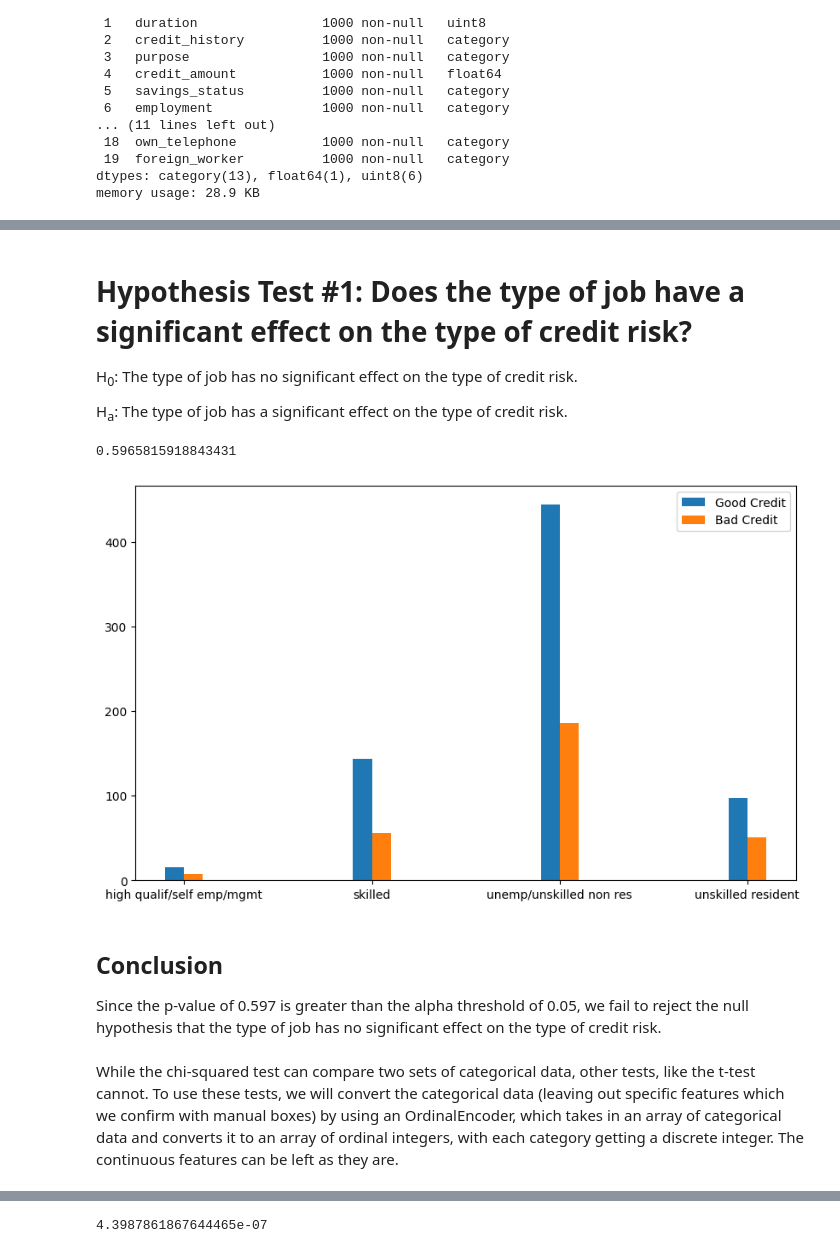
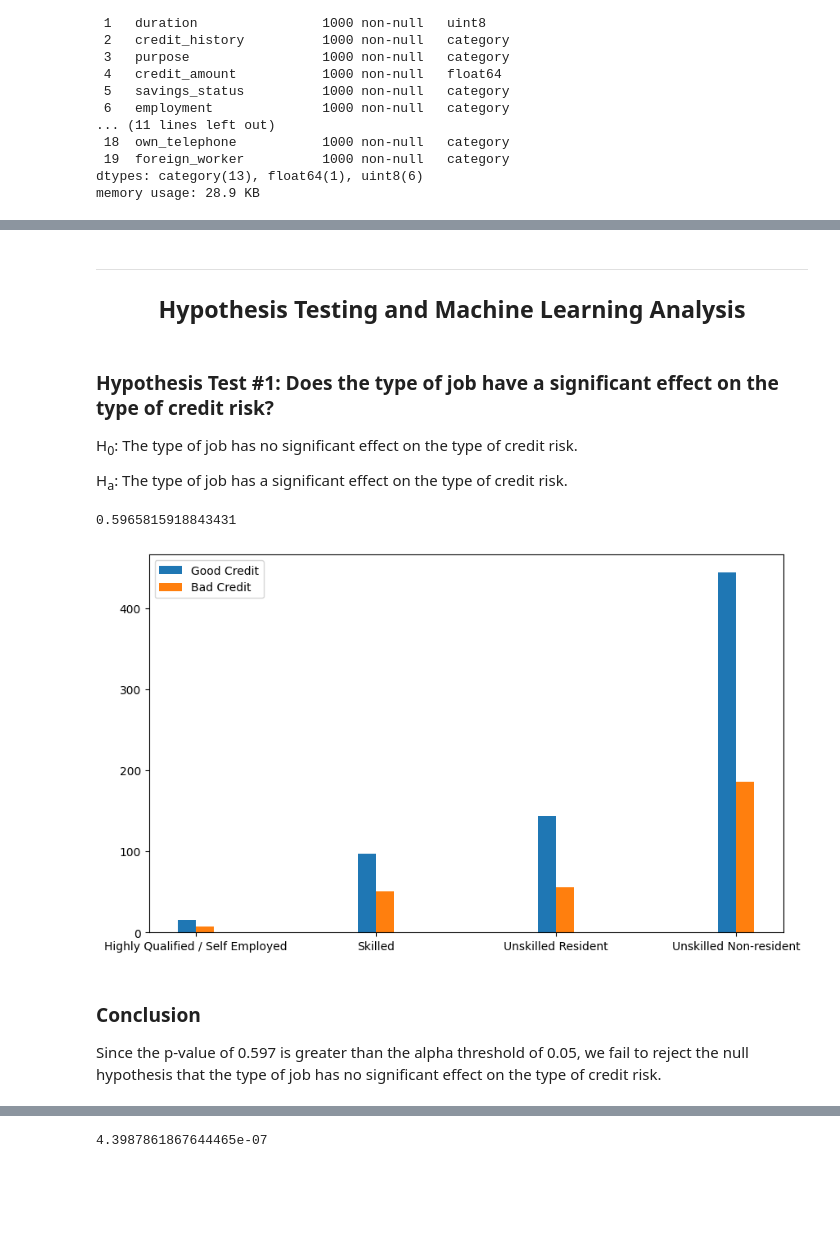
Before and after one commit to kmodo1/kmodo1.github.io, a Jupyter notebook: final-project.ipynb, the cells around one changed output, grey strips where cells are left out. Cells and saved outputs as stored; diff of their text form; code cells hidden in the pictures; blank space fills up the shorter version.

Commit message:
Added Data Collection, preprocessing, and hypothesis testing

```diff
--- a/final-project.ipynb
+++ b/final-project.ipynb
@@ -69,5 +82,8 @@ memory usage: 28.9 KB
 # %%
 # Seperate the columns of the dataset into categorical and continuous subsets.
 categorical_features = [i for i in categorical_indicator*df.columns if i != '']
-categorical_features
+categorical_features += ['installment_commitment', 'residence_since', 'existing_credits', 'num_dependents']
+print(f"Categorical features:")
+for index, i in enumerate(categorical_features):
+    print(f"{index+1}) {i}")
 # %% [output]
@@ -86,0 +108,5 @@ categorical_features
+# %%
+continuous_features = [i for i in df.columns if i not in categorical_features]
+print(f"Continuous features:")
+for index, i in enumerate(continuous_features):
+    print(f"{index+1}) {i}")
@@ -100,0 +155,9 @@ df.head()
+# %%
+# apply log transform on credit amount and plot the log histogram
+df['credit_amount'] = np.log1p(df['credit_amount'])
+plt.figure(figsize=(10,6))
+hist = plt.hist(df['credit_amount'], bins=10)
+plt.title('Histogram of Log of Credit Amount')
+plt.xlabel('Log of Credit Amount')
+plt.ylabel('Frequency')
+plt.show()
@@ -100,0 +185,15 @@ df.head()
+# %%
+# apply log transform on duration and age and plot the log histograms
+df['duration'] = np.log1p(df['duration'])
+df['age'] = np.log1p(df['age'])
+fig, axes = plt.subplots(nrows=2, ncols=1, figsize=(8, 6))
+df['age'].hist(ax=axes[0])
+axes[0].set_title('Histogram of Log of Age')
+axes[0].set_xlabel('Log of Age')
+axes[0].set_ylabel('Frequency')
+df['duration'].hist(ax=axes[1])
+axes[1].set_title('Histogram of Log of Duration')
+axes[1].set_xlabel('Log of Duration')
+axes[1].set_ylabel('Frequency')
+plt.tight_layout()
+plt.show()
@@ -101,5 +202,8 @@ df.head()
+# %% [markdown]
+<hr></hr>
+<h2 style="text-align: center;">Hypothesis Testing and Machine Learning Analysis</h2>
 # %% [markdown]
-# Hypothesis Test #1: Does the type of job have a significant effect on the type of credit risk?
+### Hypothesis Test #1: Does the type of job have a significant effect on the type of credit risk?
 
 H<sub>0</sub>: The type of job has no significant effect on the type of credit risk.
 
@@ -112,18 +216,16 @@ p
 # %%
 blue_bar = list(df[df['class'] == 1].groupby('job').size())
 orange_bar = list(df[df['class'] == 0].groupby('job').size())
 fig, ax = plt.subplots(figsize=(10, 6))
 ind = np.arange(4)
 width = 0.1
 plt.bar(ind, blue_bar , 0.1, label='Good Credit')
 plt.bar(ind + 0.1, orange_bar, width, label='Bad Credit')
-plt.xticks(ind + 0.05, sorted(list(df['job'].unique())))
+plt.xticks(ind + 0.05, ['Highly Qualified / Self Employed', 'Skilled', 'Unskilled Resident', 'Unskilled Non-resident'])
 plt.legend(loc='best')
 plt.show()
 # %% [output]
-[figure, old version]
+[figure, new version]
 # %% [markdown]
-## Conclusion
+### Conclusion
 Since the p-value of 0.597 is greater than the alpha threshold of 0.05, we fail to reject the null hypothesis that the type of job has no significant effect on the type of credit risk.
-# %% [markdown]
-While the chi-squared test can compare two sets of categorical data, other tests, like the t-test cannot. To use these tests, we will convert the categorical data (leaving out specific features which we confirm with manual boxes) by using an OrdinalEncoder, which takes in an array of categorical data and converts it to an array of ordinal integers, with each category getting a discrete integer. The continuous features can be left as they are.
```
Also changed, not shown: parts of 32 cells of this notebook, 1 other file.
